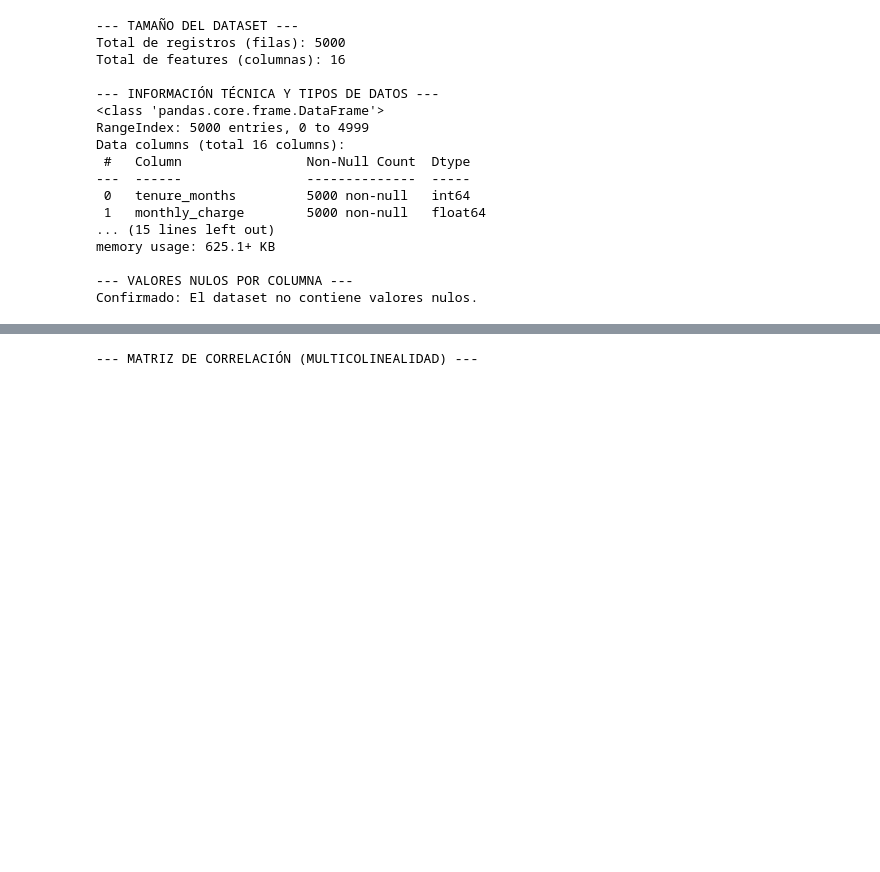
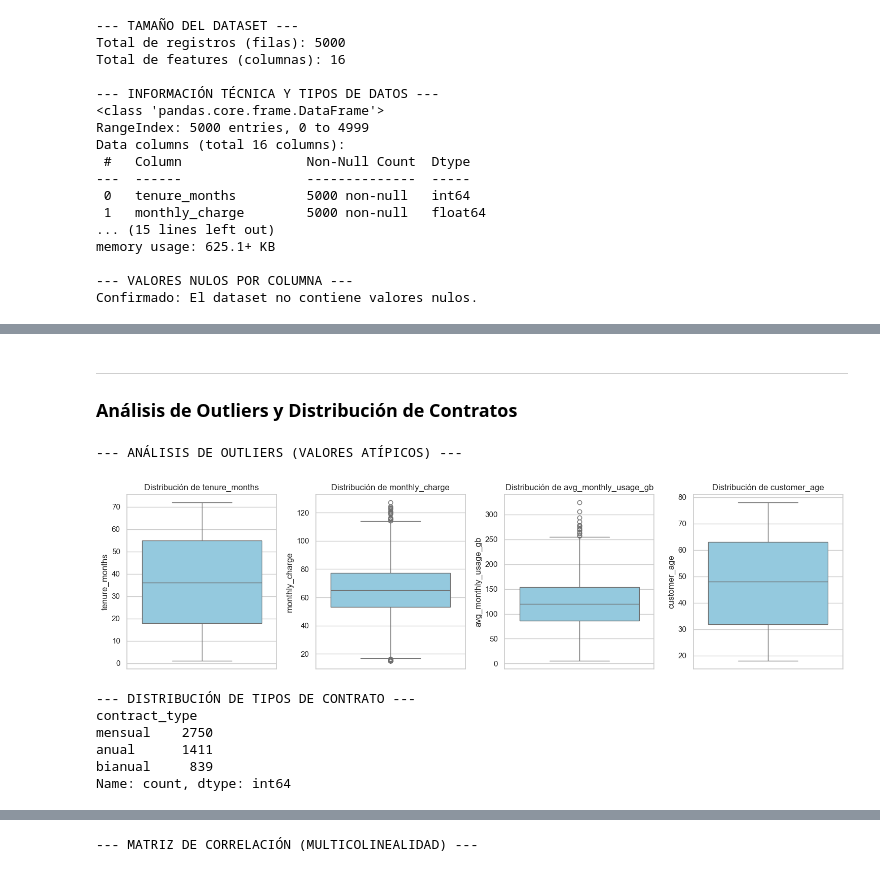
Before and after one commit to Dovi1980/andeslink-churn, a Jupyter notebook: notebooks/01_analisis_exploratorio.ipynb, the cells around one changed output, grey strips where cells are left out. Saved outputs shown, nothing was run; the diff lists cells and outputs as text; code cells hidden in the pictures; blank space fills up the shorter version.

```diff
--- a/notebooks/01_analisis_exploratorio.ipynb
+++ b/notebooks/01_analisis_exploratorio.ipynb
@@ -105,0 +83,29 @@ Este desbalanceo nos indica que el modelo no puede ser evaluado únicamente por
+# %% [markdown]
+---
+### Análisis de Outliers y Distribución de Contratos
+# %%
+print("--- ANÁLISIS DE OUTLIERS (VALORES ATÍPICOS) ---")
+# Seleccionamos variables numéricas clave para buscar outliers
+cols_outliers = ['tenure_months', 'monthly_charge', 'avg_monthly_usage_gb', 'customer_age']
+
+plt.figure(figsize=(15, 4))
+for i, col in enumerate(cols_outliers):
+    plt.subplot(1, 4, i+1)
+    sns.boxplot(y=df[col], color='skyblue')
+    plt.title(f'Distribución de {col}')
+
+plt.tight_layout()
+plt.show()
+
+# Verificamos la frecuencia de los tipos de contrato para validar la hipótesis
+print("\n--- DISTRIBUCIÓN DE TIPOS DE CONTRATO ---")
+print(df['contract_type'].value_counts())
+# %% [output]
+--- ANÁLISIS DE OUTLIERS (VALORES ATÍPICOS) ---
+[figure, added]
+--- DISTRIBUCIÓN DE TIPOS DE CONTRATO ---
+contract_type
+mensual    2750
+anual      1411
+bianual     839
+Name: count, dtype: int64
```
Also changed, not shown: parts of 19 cells of this notebook, 2 other files.
